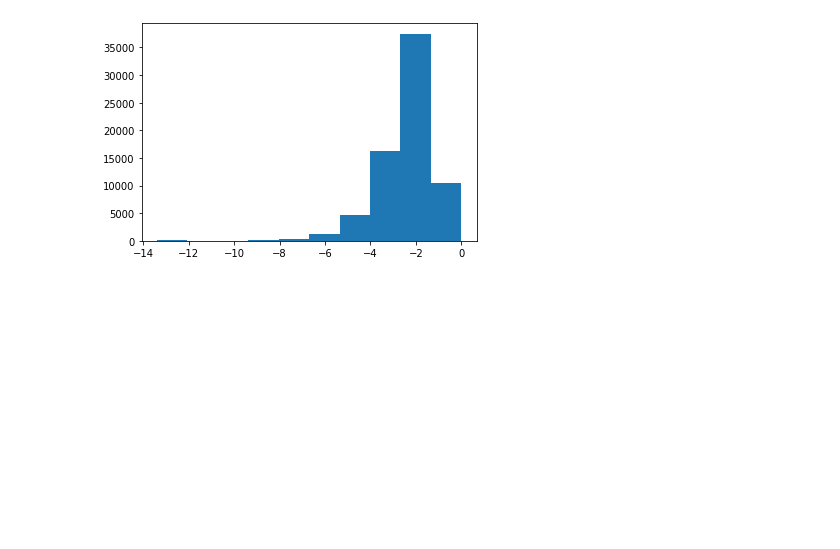
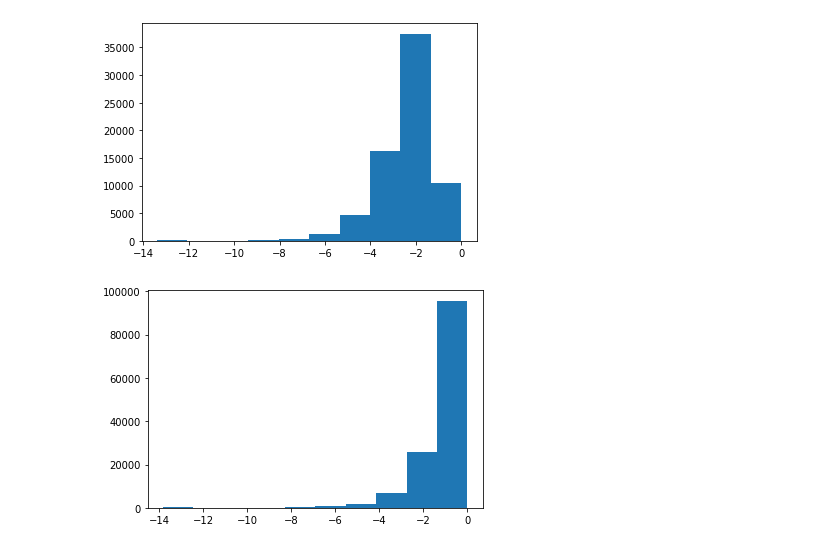
Before and after one commit to kurmukovai/ebm-progression, a Jupyter notebook: notebooks/1_run_experiment.ipynb, the cells around one changed output. Drawn from its saved outputs; the diff is of its cells as text; code cells hidden in the pictures; blank space fills up the shorter version.

```diff
--- a/notebooks/1_run_experiment.ipynb
+++ b/notebooks/1_run_experiment.ipynb
@@ -8,4 +11,4 @@ from ebm.mcmc import greedy_ascent, mcmc
 folder = Path('/data01/bgutman/MRI_data/PPMI/EBM_data/')
 
 train1 = pd.read_csv(folder / 'ENIGMA-PD-regional.csv', index_col=0)
-train2 = pd.read_csv(folder / 'corrected_ENIGMA-PD_Mixed_Effects.csv', index_col=0)
+train2 = pd.read_csv(folder / 'corrected_ENIGMA-PD_Mixed_Effects_train_test_split.csv', index_col=0)
@@ -34,0 +43,4 @@ import matplotlib.pyplot as plt
+# %%
+plt.hist(np.unique(log_p_not_e));
+# %% [output]
+[figure, added]
```
Also changed, not shown: parts of 12 cells of this notebook, 4 other files.
